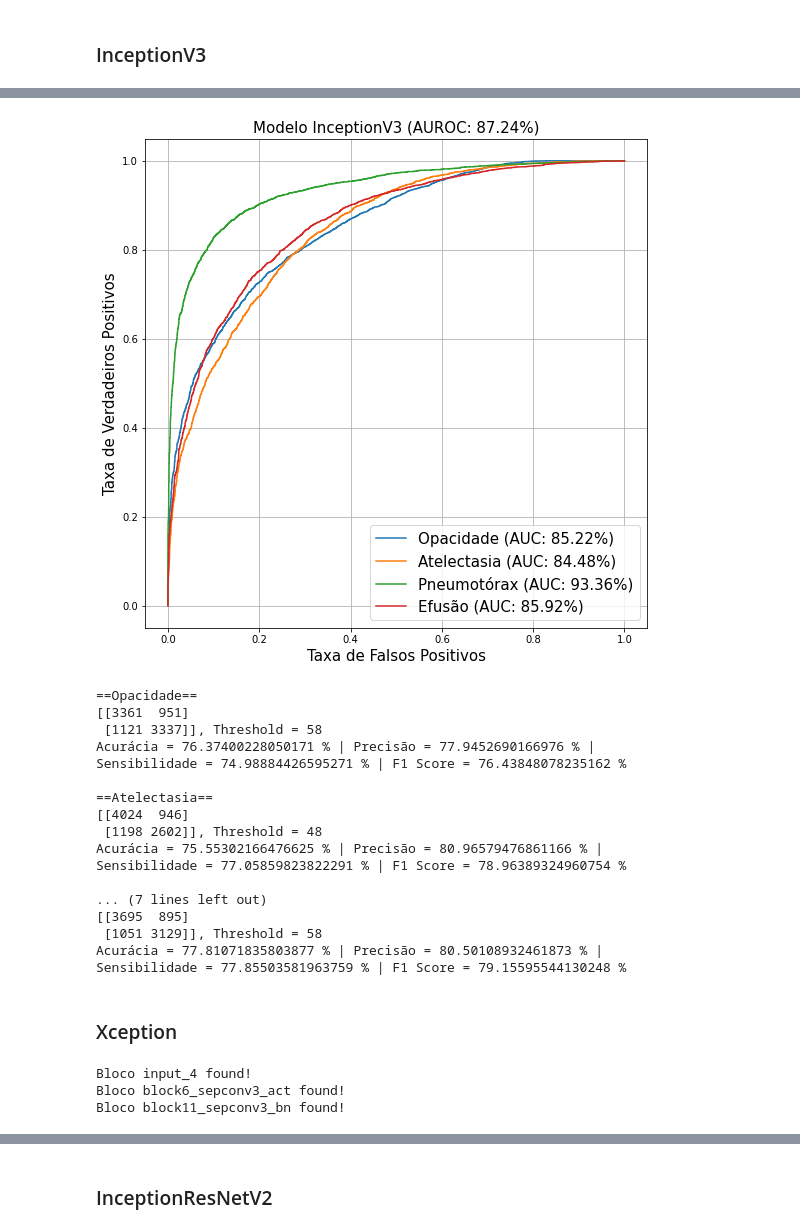
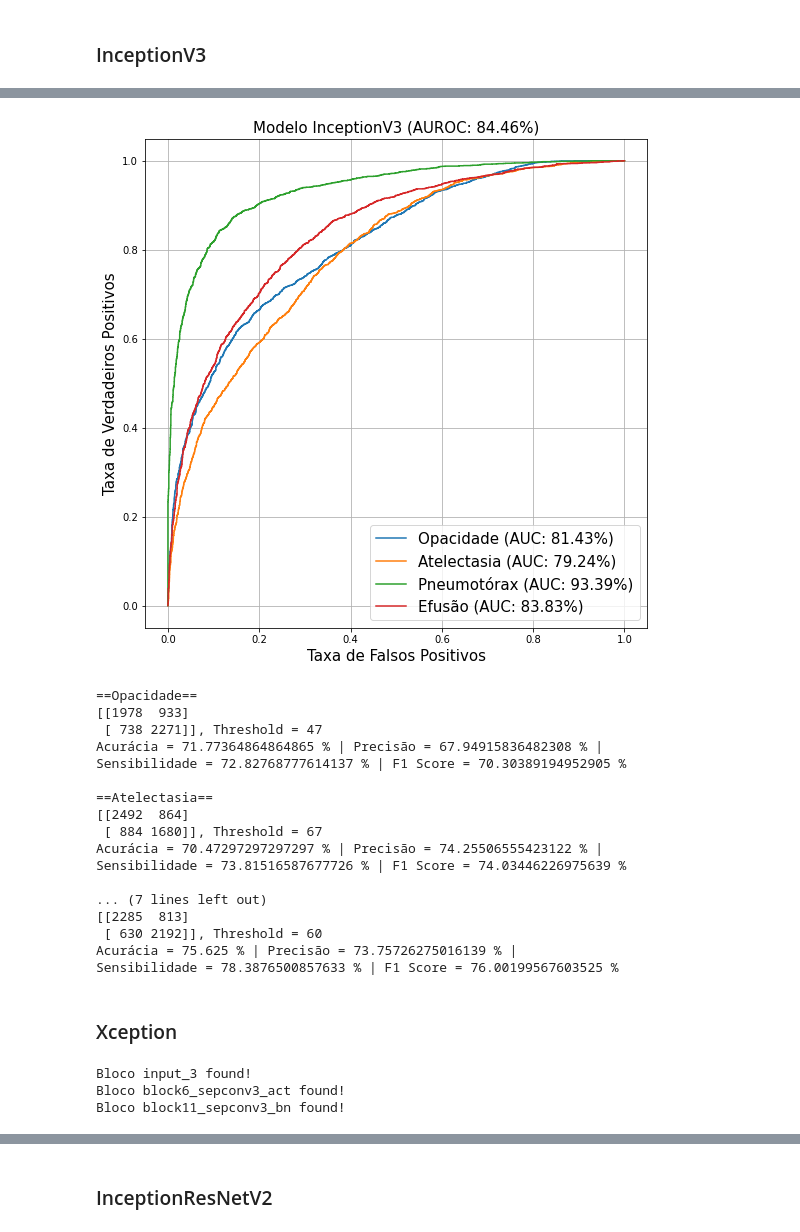
Before and after one commit to Alyssonmach/cnn-lung-diseases, a Jupyter notebook: experiments/second-paper/abnormality_classification.ipynb, the cells around one changed output, grey strips where cells are left out. Drawn from its saved outputs; the diff is of its cells as text; code cells hidden in the pictures.

```diff
--- a/experiments/second-paper/abnormality_classification.ipynb
+++ b/experiments/second-paper/abnormality_classification.ipynb
@@ -534,7 +746,7 @@ Bloco batch_normalization_160 found!
 Bloco mixed8 found!
 # %%
-freeze_layers(conv_base = base_model, layer_name = block_names[2])
-inception.fit(train_gen2, validation_data = valid_gen2, epochs = 5,
+freeze_layers(conv_base = base_model3, layer_name = block_names[2])
+inception.fit(train_gen3, validation_data = valid_gen3, epochs = 5,
               callbacks = callbacks, use_multiprocessing = True,
               workers = 8)
 # %% [output]
@@ -562,8 +774,8 @@ shutil.make_archive(base_name = 'model_inception1', format = 'zip',
 shutil.move('/content/model_inception1.zip',
             '/content/drive/MyDrive/experimentos-finais-pibic/abnormality_classification/InceptionV3')
 # %%
-freeze_layers(conv_base = base_model, layer_name = block_names[1])
-inception.fit(train_gen2, validation_data = valid_gen2, epochs = 5,
+freeze_layers(conv_base = base_model3, layer_name = block_names[1])
+inception.fit(train_gen3, validation_data = valid_gen3, epochs = 5,
               callbacks = callbacks, use_multiprocessing = True,
               workers = 8)
 # %% [output]
@@ -591,8 +803,8 @@ shutil.make_archive(base_name = 'model_inception2', format = 'zip',
 shutil.move('/content/model_inception2.zip',
             '/content/drive/MyDrive/experimentos-finais-pibic/abnormality_classification/InceptionV3')
 # %%
-freeze_layers(conv_base = base_model, layer_name = block_names[0])
-inception.fit(train_gen2, validation_data = valid_gen2, epochs = 5,
+freeze_layers(conv_base = base_model3, layer_name = block_names[0])
+inception.fit(train_gen3, validation_data = valid_gen3, epochs = 5,
               callbacks = callbacks, use_multiprocessing = True,
               workers = 8)
 # %% [output]
@@ -623,8 +835,8 @@ shutil.move('/content/model_inception3.zip',
 shutil.move('/content/model.inception.h5',
             '/content/drive/MyDrive/experimentos-finais-pibic/abnormality_classification/InceptionV3')
 # %%
-y_pred_val = inception.predict(valid_gen2)
-y_pred = inception.predict(test_gen2)
-print(f'AUC | Dados de Validação = {inception.evaluate(valid_gen2)[1] * 100} %')
-print(f'AUC | Dados de Teste = {inception.evaluate(test_gen2)[1] * 100} %')
+y_pred_val3 = inception.predict(valid_gen3)
+y_pred3 = inception.predict(test_gen3)
+print(f'AUC | Dados de Validação = {inception.evaluate(valid_gen3)[1] * 100} %')
+print(f'AUC | Dados de Teste = {inception.evaluate(test_gen3)[1] * 100} %')
 # %% [output]
@@ -635,16 +847,16 @@ AUC | Dados de Teste = 87.22110986709595 %
 # %%
 labels_portugues = ['Opacidade', 'Atelectasia', 'Pneumotórax', 'Efusão']
 fig, c_ax = plt.subplots(1, 1, figsize = (9, 9))
 for (idx, c_label) in enumerate(labels_portugues):
-    fpr, tpr, thresholds = roc_curve(y_labels_test2[:, idx].astype(int), y_pred[:, idx])
+    fpr, tpr, thresholds = roc_curve(y_labels_test3[:, idx].astype(int), y_pred3[:, idx])
     c_ax.plot(fpr, tpr, label = '{} (AUC: {:.2f}%)'.format(c_label, auc(fpr, tpr) * 100))
 c_ax.legend(fontsize = 15)
 c_ax.set_xlabel('Taxa de Falsos Positivos', size = 15)
 c_ax.set_ylabel('Taxa de Verdadeiros Positivos', size = 15)
-auroc_value = str(roc_auc_score(y_labels_test2.astype(int), y_pred)*100)[0:5]
+auroc_value = str(roc_auc_score(y_labels_test3.astype(int), y_pred3) * 100)[0:5]
 c_ax.set_title('Modelo InceptionV3 (AUROC: ' + auroc_value + '%)', size = 15)
 c_ax.grid(True)
 # %% [output]
-[figure, old version]
+[figure, new version]
 # %%
 threshold_variation = dict()
@@ -664,36 +876,36 @@ for label_index in range(0, len(labels)):
        bests_thresholds.append(threshold)
        break
 # %%
-for label_index in range(0, len(labels)):
-  y_pred_bin = binarize_preds(pred_array = y_pred, column = label_index,
-                              threshold = bests_thresholds[label_index])
-  matrix = confusion_matrix(y_labels_test2[:, label_index], y_pred_bin)
-  acc = (matrix[0,0] + matrix[1,1])/np.sum(matrix)
-  precision = matrix[0,0]/(matrix[0,0]+matrix[0,1])
-  recall = matrix[0,0]/(matrix[0,0]+matrix[1,0])
-  f1_score = (2*precision*recall) / (precision + recall)
+for label_index in range(0, len(findings)):
+  y_pred_bin3 = binarize_preds(pred_array = y_pred3, column = label_index,
+                               threshold = bests_thresholds[label_index])
+  matrix = confusion_matrix(y_labels_test3[:, label_index], y_pred_bin3)
+  acc = (matrix[0,0] + matrix[1,1]) / np.sum(matrix)
+  precision = matrix[0,0] / (matrix[0,0] + matrix[0,1])
+  recall = matrix[0,0] / (matrix[0,0] + matrix[1,0])
+  f1_score = (2 * precision * recall) / (precision + recall)
   print(f'=={labels_portugues[label_index]}== \n{matrix},'
         f' Threshold = {bests_thresholds[label_index]}'
-        f'\nAcurácia = {acc*100} % | Precisão = {precision*100} % | '
-        f'\nSensibilidade = {recall*100} % | F1 Score = {f1_score*100} %\n')
+        f'\nAcurácia = {acc * 100} % | Precisão = {precision * 100} % | '
+        f'\nSensibilidade = {recall * 100} % | F1 Score = {f1_score * 100} %\n')
 # %% [output]
 ==Opacidade==
-[[3361  951]
- [1121 3337]], Threshold = 58
-Acurácia = 76.37400228050171 % | Precisão = 77.9452690166976 % |
-Sensibilidade = 74.98884426595271 % | F1 Score = 76.43848078235162 %
+[[1978  933]
+ [ 738 2271]], Threshold = 47
+Acurácia = 71.77364864864865 % | Precisão = 67.94915836482308 % |
+Sensibilidade = 72.82768777614137 % | F1 Score = 70.30389194952905 %
 
 ==Atelectasia==
-[[4024  946]
- [1198 2602]], Threshold = 48
-Acurácia = 75.55302166476625 % | Precisão = 80.96579476861166 % |
-Sensibilidade = 77.05859823822291 % | F1 Score = 78.96389324960754 %
+[[2492  864]
+ [ 884 1680]], Threshold = 67
+Acurácia = 70.47297297297297 % | Precisão = 74.25506555423122 % |
+Sensibilidade = 73.81516587677726 % | F1 Score = 74.03446226975639 %
 
 ... (7 lines left out)
-[[3695  895]
- [1051 3129]], Threshold = 58
-Acurácia = 77.81071835803877 % | Precisão = 80.50108932461873 % |
-Sensibilidade = 77.85503581963759 % | F1 Score = 79.15595544130248 %
+[[2285  813]
+ [ 630 2192]], Threshold = 60
+Acurácia = 75.625 % | Precisão = 73.75726275016139 % |
+Sensibilidade = 78.3876500857633 % | F1 Score = 76.00199567603525 %
 # %% [markdown]
 ### Xception
 # %%
@@ -711,9 +923,9 @@ callbacks = get_callbacks(model_name = 'xception', monitor = 'val_auc_3')
 # %%
 layers_name = list()
-for layer in base_model.layers:
+for layer in base_model4.layers:
   layers_name.append(layer.name)
 
-block_names = ['input_4', 'block6_sepconv3_act', 'block11_sepconv3_bn']
+block_names = ['input_3', 'block6_sepconv3_act', 'block11_sepconv3_bn']
 
 for blocks in block_names:
   try:
@@ -722,7 +934,7 @@ for blocks in block_names:
   except ValueError:
     print('Bloco ' + blocks + ' not found!')
 # %% [output]
-Bloco input_4 found!
+Bloco input_3 found!
 Bloco block6_sepconv3_act found!
 Bloco block11_sepconv3_bn found!
 # %%
```
Also changed, not shown: parts of 70 cells of this notebook.
